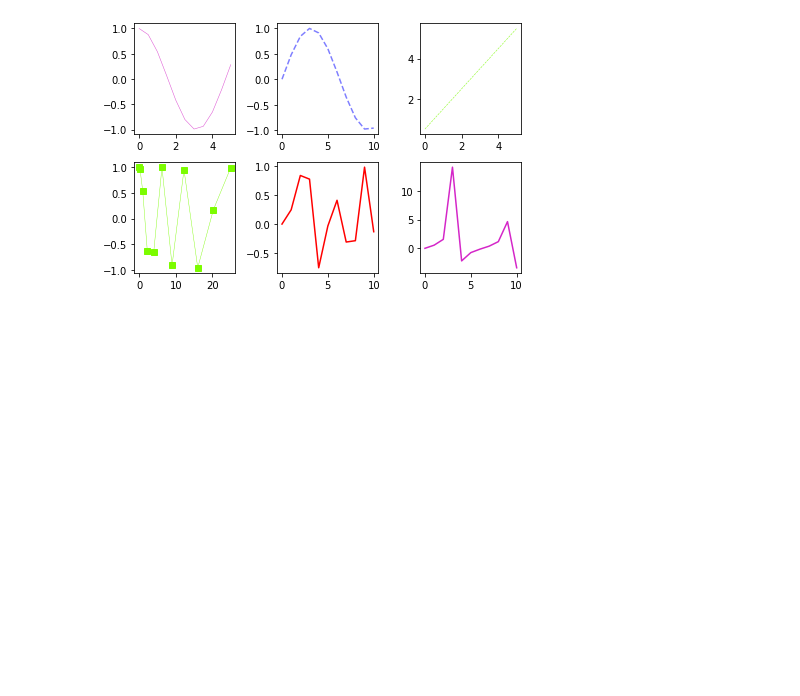
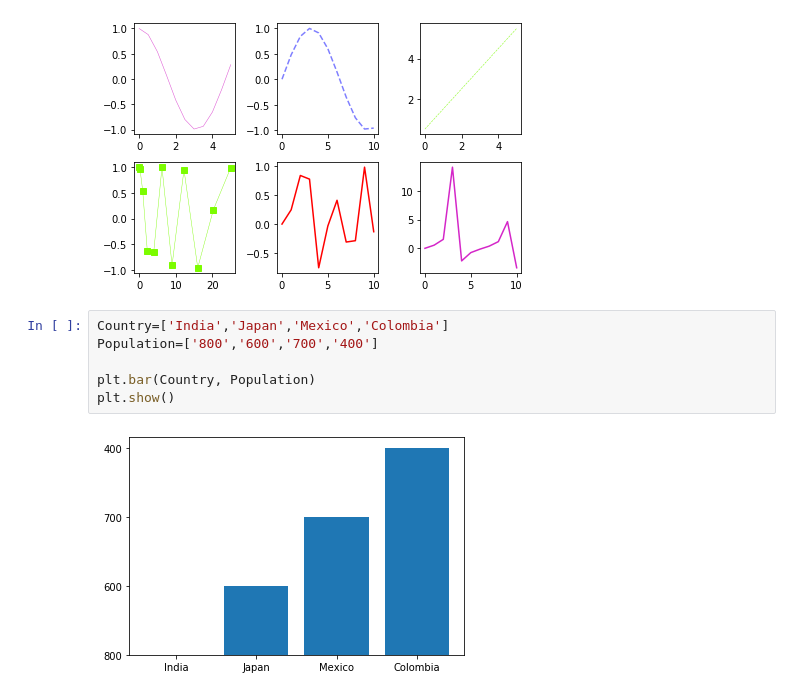
Before and after one commit to tluciad/python-beginner, a Jupyter notebook: Overview_of_Colaboratory_Features.ipynb, the cells around one changed output. Cells and saved outputs as stored; diff of their text form; blank space fills up the shorter version.

```diff
--- a/Overview_of_Colaboratory_Features.ipynb
+++ b/Overview_of_Colaboratory_Features.ipynb
@@ -59,3 +59,11 @@ ax6.plot(np.tan(x), color='#D426C8')
 fig.tight_layout()
 # %% [output]
 [figure]
+# %%
+Country=['India','Japan','Mexico','Colombia']
+Population=['800','600','700','400']
+
+plt.bar(Country, Population)
+plt.show()
+# %% [output]
+[figure, added]
```
